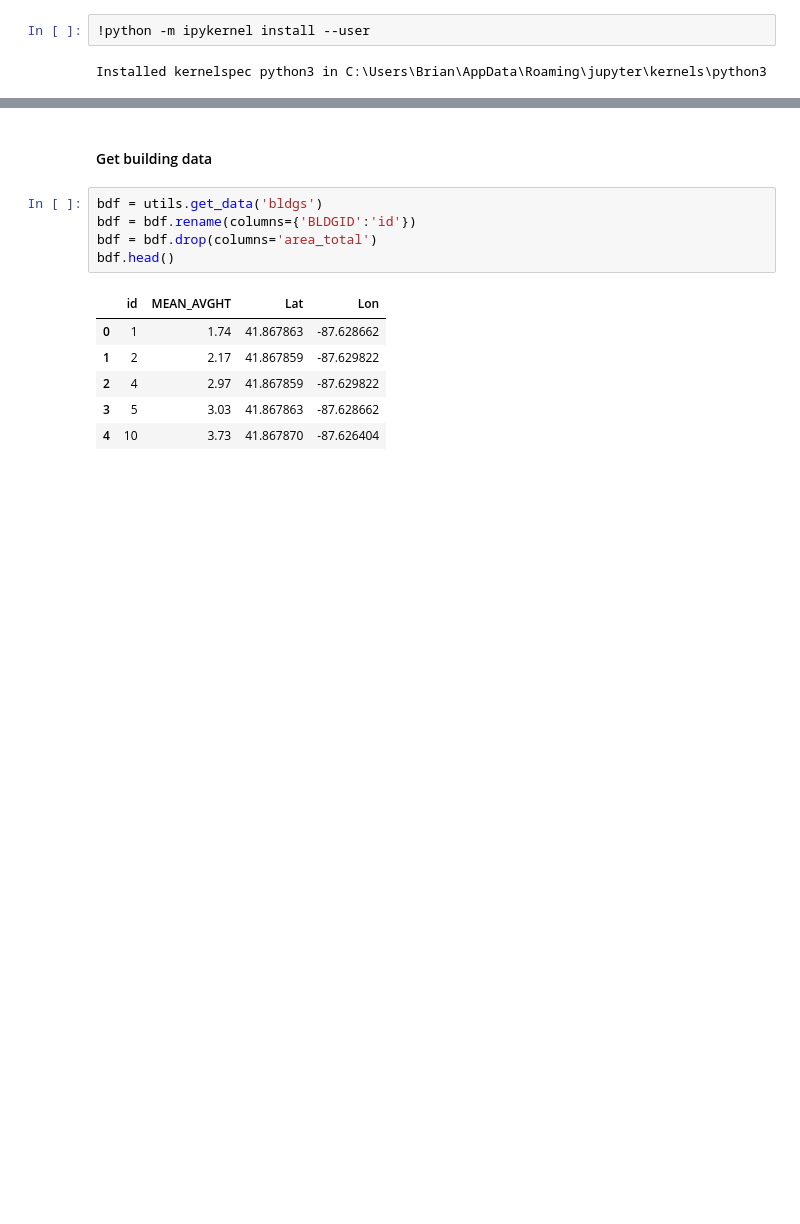
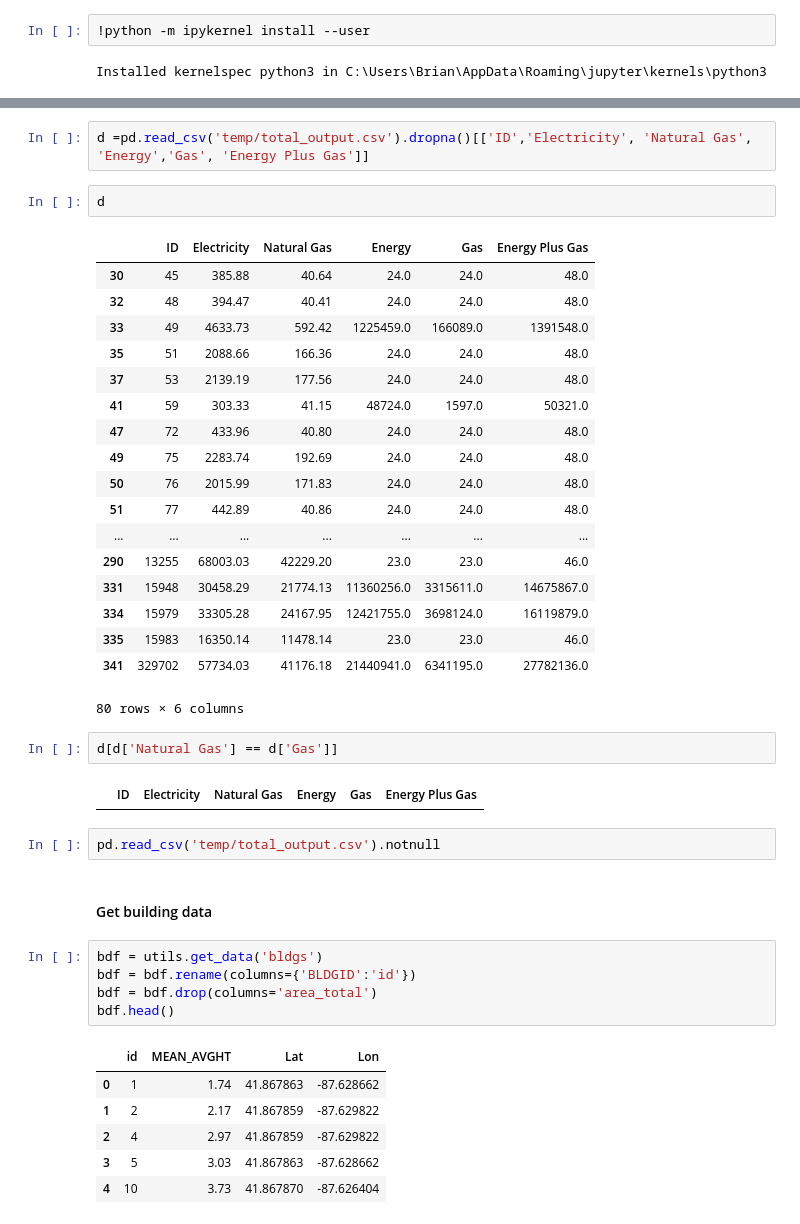
Before and after one commit to brilerner/SMC-2020, a Jupyter notebook: code/MORPH AREAS.ipynb, the cells around one changed output, grey strips where cells are left out. Cells and saved outputs as stored; diff of their text form; blank space fills up the shorter version.

```diff
--- a/code/MORPH AREAS.ipynb
+++ b/code/MORPH AREAS.ipynb
@@ -25,6 +26,35 @@ opts.defaults(
 [interactive output not drawn]
 [interactive output not drawn]
 [interactive output not drawn]
+# %%
+d =pd.read_csv('temp/total_output.csv').dropna()[['ID','Electricity', 'Natural Gas', 'Energy','Gas', 'Energy Plus Gas']]
+# %%
+d
+# %% [output]
+|  | ID | Electricity | Natural Gas | Energy | Gas | Energy Plus Gas |
+| 30 | 45 | 385.88 | 40.64 | 24.0 | 24.0 | 48.0 |
+| 32 | 48 | 394.47 | 40.41 | 24.0 | 24.0 | 48.0 |
+| 33 | 49 | 4633.73 | 592.42 | 1225459.0 | 166089.0 | 1391548.0 |
+| 35 | 51 | 2088.66 | 166.36 | 24.0 | 24.0 | 48.0 |
+| 37 | 53 | 2139.19 | 177.56 | 24.0 | 24.0 | 48.0 |
+| 41 | 59 | 303.33 | 41.15 | 48724.0 | 1597.0 | 50321.0 |
+| 47 | 72 | 433.96 | 40.80 | 24.0 | 24.0 | 48.0 |
+| 49 | 75 | 2283.74 | 192.69 | 24.0 | 24.0 | 48.0 |
+| 50 | 76 | 2015.99 | 171.83 | 24.0 | 24.0 | 48.0 |
+| 51 | 77 | 442.89 | 40.86 | 24.0 | 24.0 | 48.0 |
+| ... | ... | ... | ... | ... | ... | ... |
+| 290 | 13255 | 68003.03 | 42229.20 | 23.0 | 23.0 | 46.0 |
+| 331 | 15948 | 30458.29 | 21774.13 | 11360256.0 | 3315611.0 | 14675867.0 |
+| 334 | 15979 | 33305.28 | 24167.95 | 12421755.0 | 3698124.0 | 16119879.0 |
+| 335 | 15983 | 16350.14 | 11478.14 | 23.0 | 23.0 | 46.0 |
+| 341 | 329702 | 57734.03 | 41176.18 | 21440941.0 | 6341195.0 | 27782136.0 |
+80 rows × 6 columns
+# %%
+d[d['Natural Gas'] == d['Gas']]
+# %% [output]
+|  | ID | Electricity | Natural Gas | Energy | Gas | Energy Plus Gas |
+# %%
+pd.read_csv('temp/total_output.csv').notnull
 # %% [markdown]
 #### Get building data
 # %%
```
Also changed, not shown: parts of 8 cells of this notebook, 4 other files.
